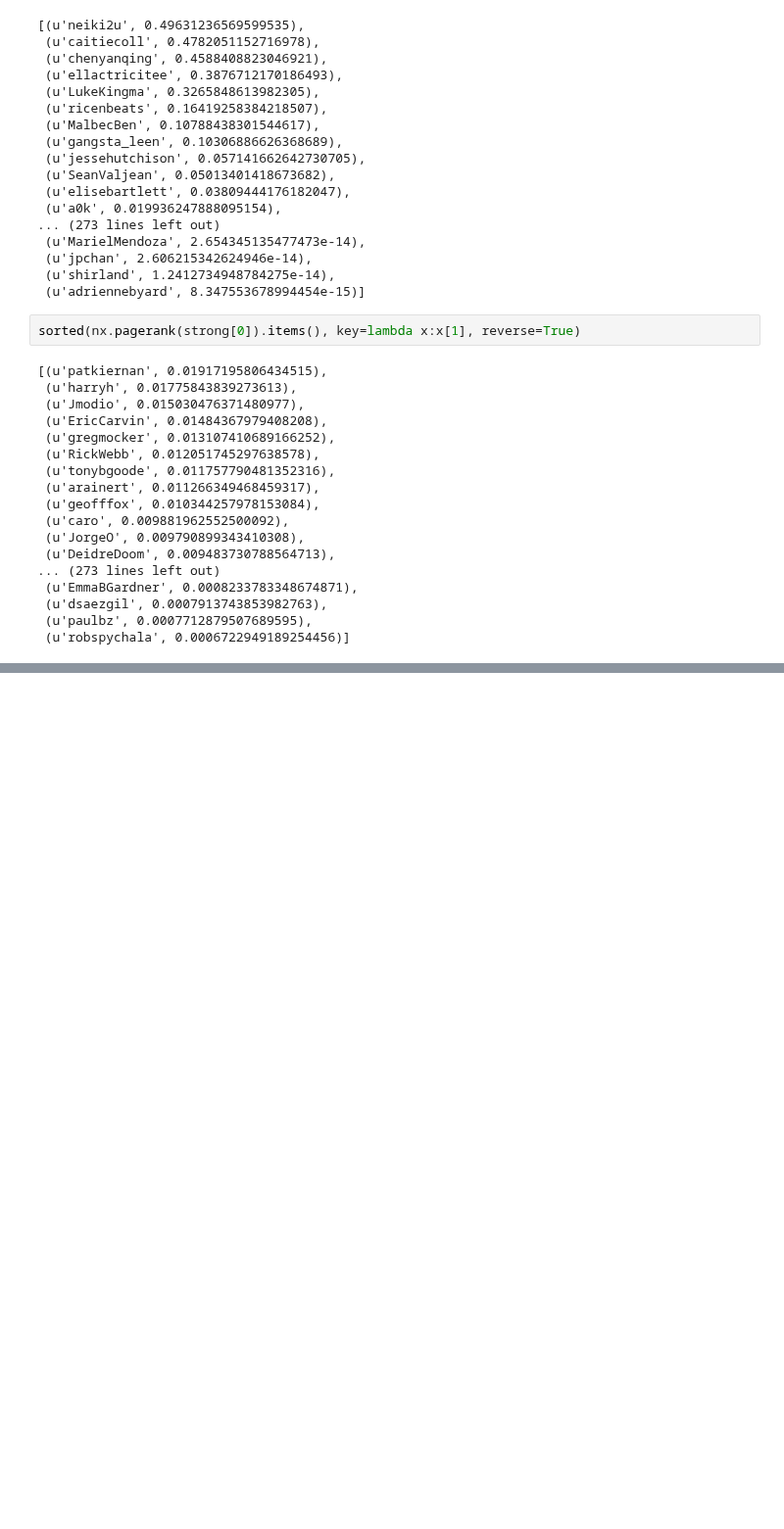
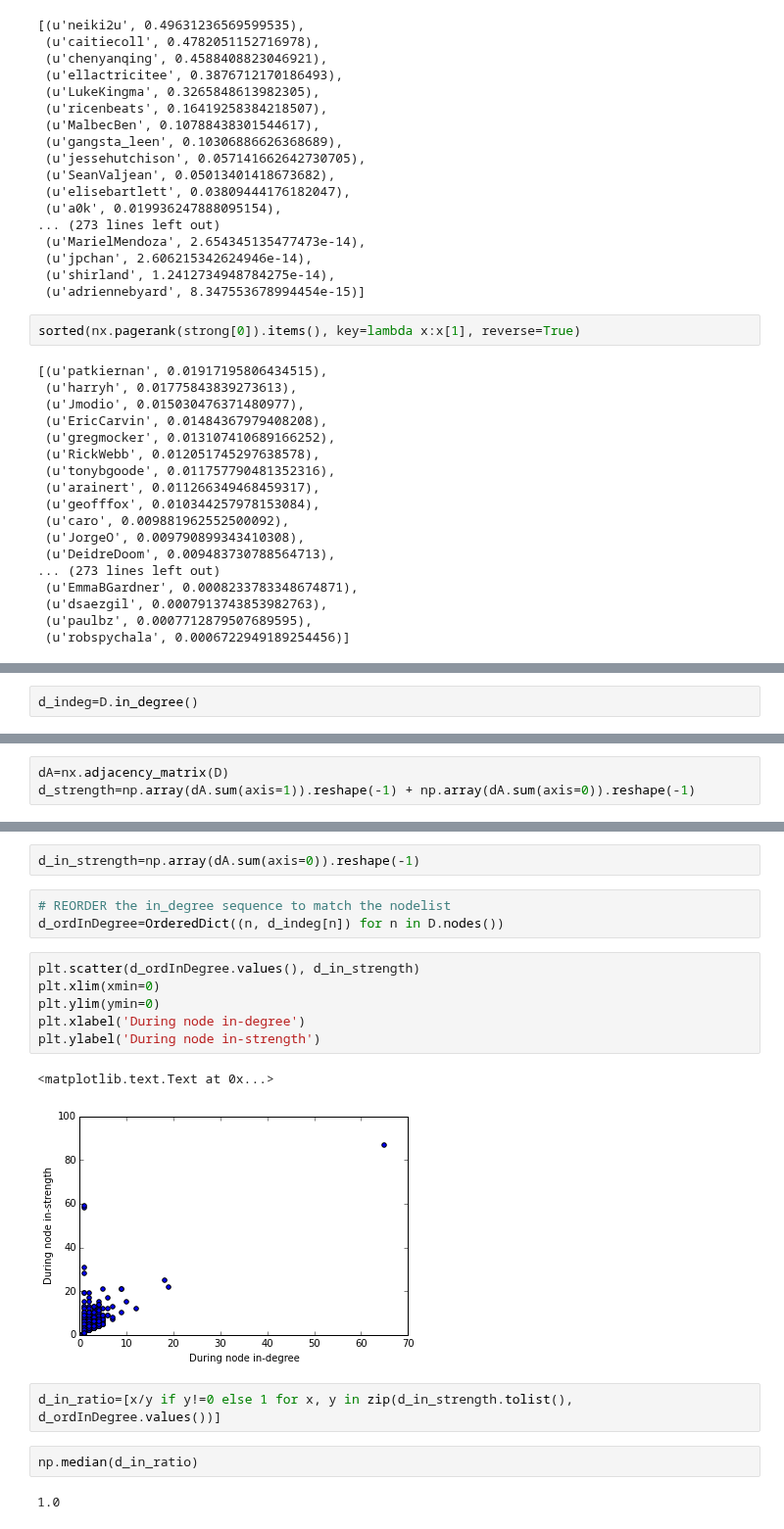
Before and after one commit to marinkala/ReplyNetworks, a Jupyter notebook: bbReplyNetworkAnalysis.ipynb, the cells around one changed output, grey strips where cells are left out. Shown at 98% size. Drawn from its saved outputs; the diff is of its cells as text; blank space fills up the shorter version.

```diff
--- a/bbReplyNetworkAnalysis.ipynb
+++ b/bbReplyNetworkAnalysis.ipynb
@@ -625,0 +862,2 @@ sorted(nx.pagerank(strong[0]).items(), key=lambda x:x[1], reverse=True)
+# %%
+d_indeg=D.in_degree()
@@ -625,0 +911,3 @@ sorted(nx.pagerank(strong[0]).items(), key=lambda x:x[1], reverse=True)
+# %%
+dA=nx.adjacency_matrix(D)
+d_strength=np.array(dA.sum(axis=1)).reshape(-1) + np.array(dA.sum(axis=0)).reshape(-1)
@@ -625,0 +958,20 @@ sorted(nx.pagerank(strong[0]).items(), key=lambda x:x[1], reverse=True)
+# %%
+d_in_strength=np.array(dA.sum(axis=0)).reshape(-1)
+# %%
+# REORDER the in_degree sequence to match the nodelist
+d_ordInDegree=OrderedDict((n, d_indeg[n]) for n in D.nodes())
+# %%
+plt.scatter(d_ordInDegree.values(), d_in_strength)
+plt.xlim(xmin=0)
+plt.ylim(ymin=0)
+plt.xlabel('During node in-degree')
+plt.ylabel('During node in-strength')
+# %% [output]
+<matplotlib.text.Text at 0x...>
+[figure, added]
+# %%
+d_in_ratio=[x/y if y!=0 else 1 for x, y in zip(d_in_strength.tolist(), d_ordInDegree.values())]
+# %%
+np.median(d_in_ratio)
+# %% [output]
+1.0
```
Also changed, not shown: parts of 157 cells of this notebook.
